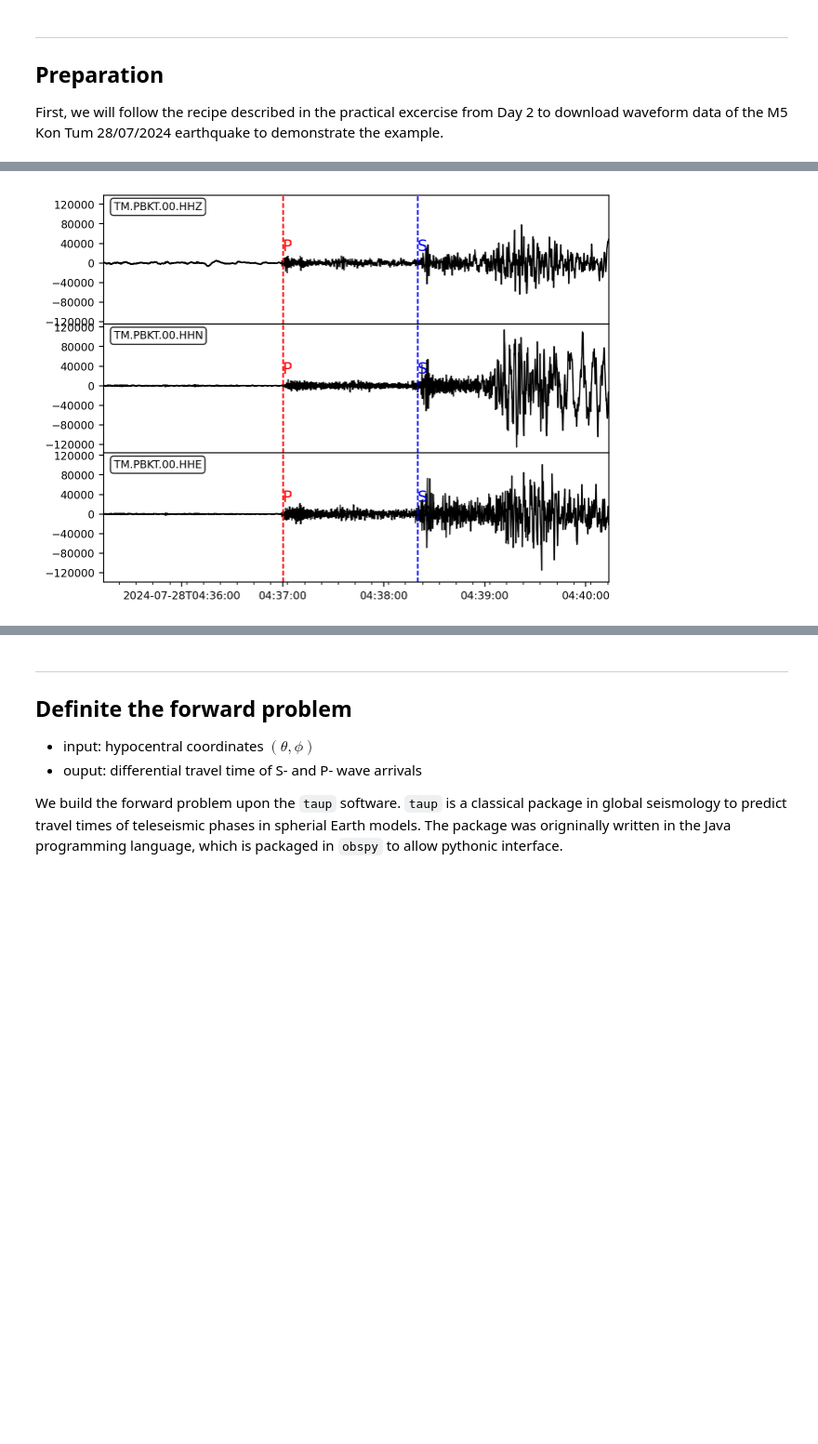
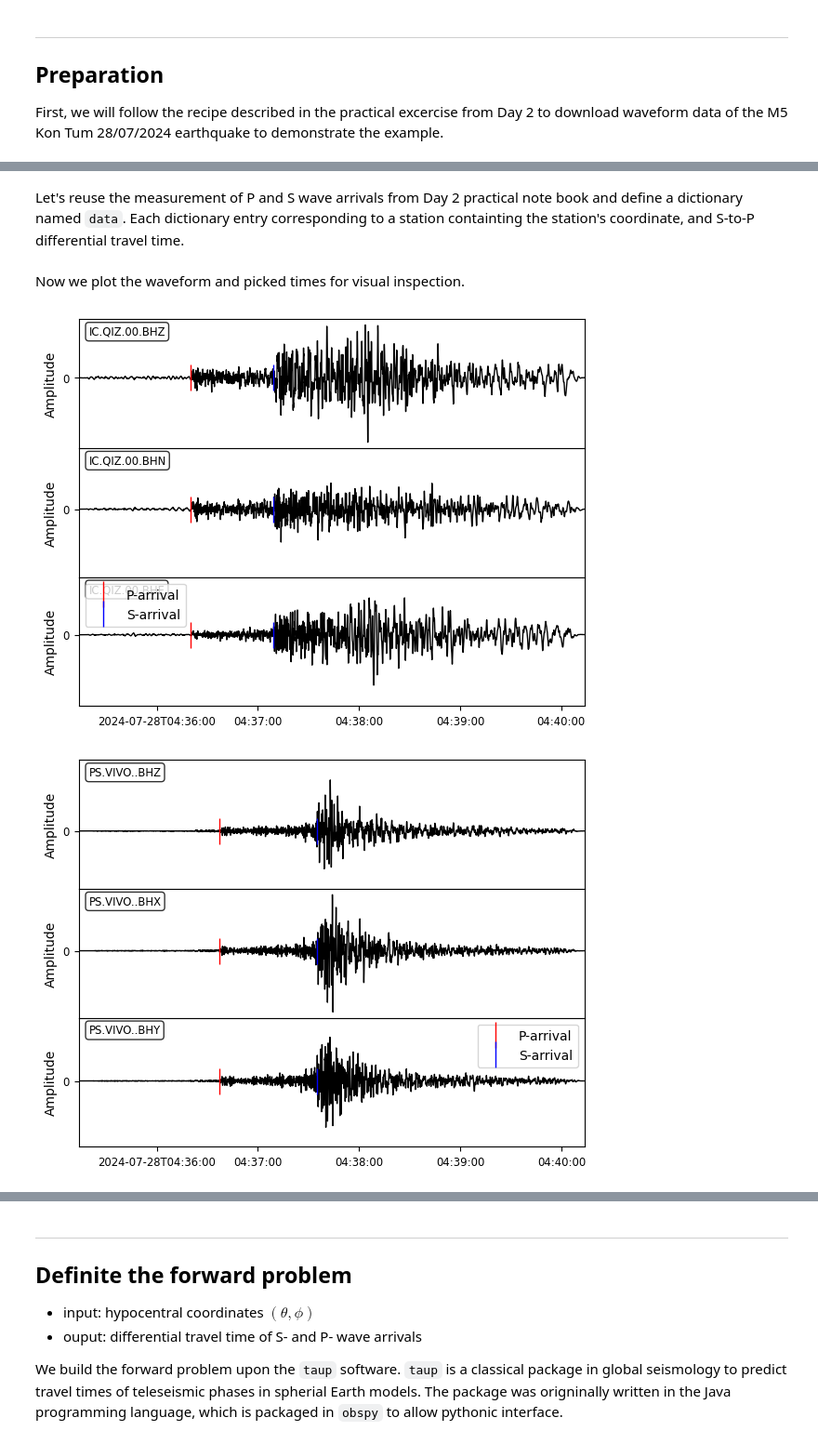
Before and after one commit to tsonpham/ObsSeisHUS2025, a Jupyter notebook: Day3/D3_Prac.ipynb, the cells around one changed output, grey strips where cells are left out. Shown at 93% size. Cells and saved outputs as stored; diff of their text form; code cells hidden in the pictures; blank space fills up the shorter version.

```diff
--- a/Day3/D3_Prac.ipynb
+++ b/Day3/D3_Prac.ipynb
@@ -179,29 +121,49 @@ plt.show()
-# %%
-fig = plt.figure()
-st = Stream()
-for file in Path("waveforms").glob("*PBKT*.mseed"):
-    st += read(str(file))
-st.filter('highpass', freq=0.1, corners=2, zerophase=False)
-st = st.trim(starttime=origin_time, endtime=origin_time + 300)
-st.rotate(method='->ZNE', inventory=inv)
-st.plot(fig=fig)
-
-p_arr = datetime(2024,7,28,4,37,0)
-s_arr = datetime(2024,7,28,4,38,20)
-
-tmp = inv.select(station='PBKT')[0][0]
-picks['PBKT'] = {'lat': tmp.latitude, 'lon': tmp.longitude,
-    'p_arr': p_arr, 's_arr': s_arr}
-
-## plot the P and S arrival times
-for ax in fig.axes:
-    ax.axvline(p_arr, color='r', linestyle='--', linewidth=1)
-    ax.text(p_arr, 2.5e4, 'P', color='r', fontsize=12)
-    ax.axvline(s_arr, color='b', linestyle='--', linewidth=1)
-    ax.text(s_arr, 2.5e4, 'S', color='b', fontsize=12)
-
-fig.axes[0].xaxis.set_minor_locator(mdates.SecondLocator(interval=10))
-# fig.axes[0].xaxis.set_major_locator(mdates.MinuteLocator(interval=1))
-plt.show()
-# %% [output]
-[figure, removed]
+# %% [markdown]
+Let's reuse the measurement of P and S wave arrivals from Day 2 practical note book and define a dictionary named `data`. Each dictionary entry corresponding to a station containting the station's coordinate, and S-to-P differential travel time.
+# %%
+from obspy import UTCDateTime
+
+# Picked P and S arrival times for stations QIZ, VIVO, and PBKT as done in the Day 2 practical notebook
+data = {'QIZ':  {'parv': UTCDateTime(2024,7,28,4,36,20), 'sarv': UTCDateTime(2024,7,28,4,37,9)},
+        'VIVO': {'parv': UTCDateTime(2024,7,28,4,36,37), 'sarv': UTCDateTime(2024,7,28,4,37,35)},
+        'PBKT': {'parv': UTCDateTime(2024,7,28,4,37,0), 'sarv': UTCDateTime(2024,7,28,4,38,20)}}
+
+# update the station coordinates from the inventory
+for key, value in data.items():
+    tmp = inv.select(station=key)
+    data[key].update({'lat': tmp[0][0].latitude, 'lon': tmp[0][0].longitude, 'tdiff': value['sarv'] - value['parv']})
+# %% [markdown]
+Now we plot the waveform and picked times for visual inspection.
+# %%
+def plot_waveform(stacode):
+    # plot the waveform
+    st = dstream.select(station=stacode)
+    # rotate the 3 orthogonal component seismograms to vertical (Z), north (N), and east (E) directions
+    st.rotate('->ZNE', inventory=inv)
+    # view the first 5 minutes of the seismograms from the origin time
+    st.trim(origin_time, origin_time+300)
+    # sequence to detrend, taper, and filter the seismoograms
+    st.detrend('demean')
+    st.taper(max_percentage=0.05)
+    st.filter('highpass', freq=0.1, corners=2, zerophase=False)
+    # plot the seismograms
+    fig = plt.figure()
+    st.plot(fig=fig)
+    # mark the P and S arrival times
+    for ax in fig.axes:
+        # mark the P and S arrival times
+        ax.plot(data[stacode]['parv'].datetime, 0, 'r|', markersize=20, label='P-arrival')
+        ax.plot(data[stacode]['sarv'].datetime, 0, 'b|', markersize=20, label='S-arrival')
+        # set the y-axis label
+        ax.set(ylabel='Amplitude', yticks=[0])
+
+    # show the figure legend
+    ax.legend()
+    plt.show()
+
+## plot the seismograms
+for key in data.keys():
+    plot_waveform(key)
+# %% [output]
+[figure, added]
+[figure, added]
```
Also changed, not shown: parts of 32 cells of this notebook, 3 other files.
